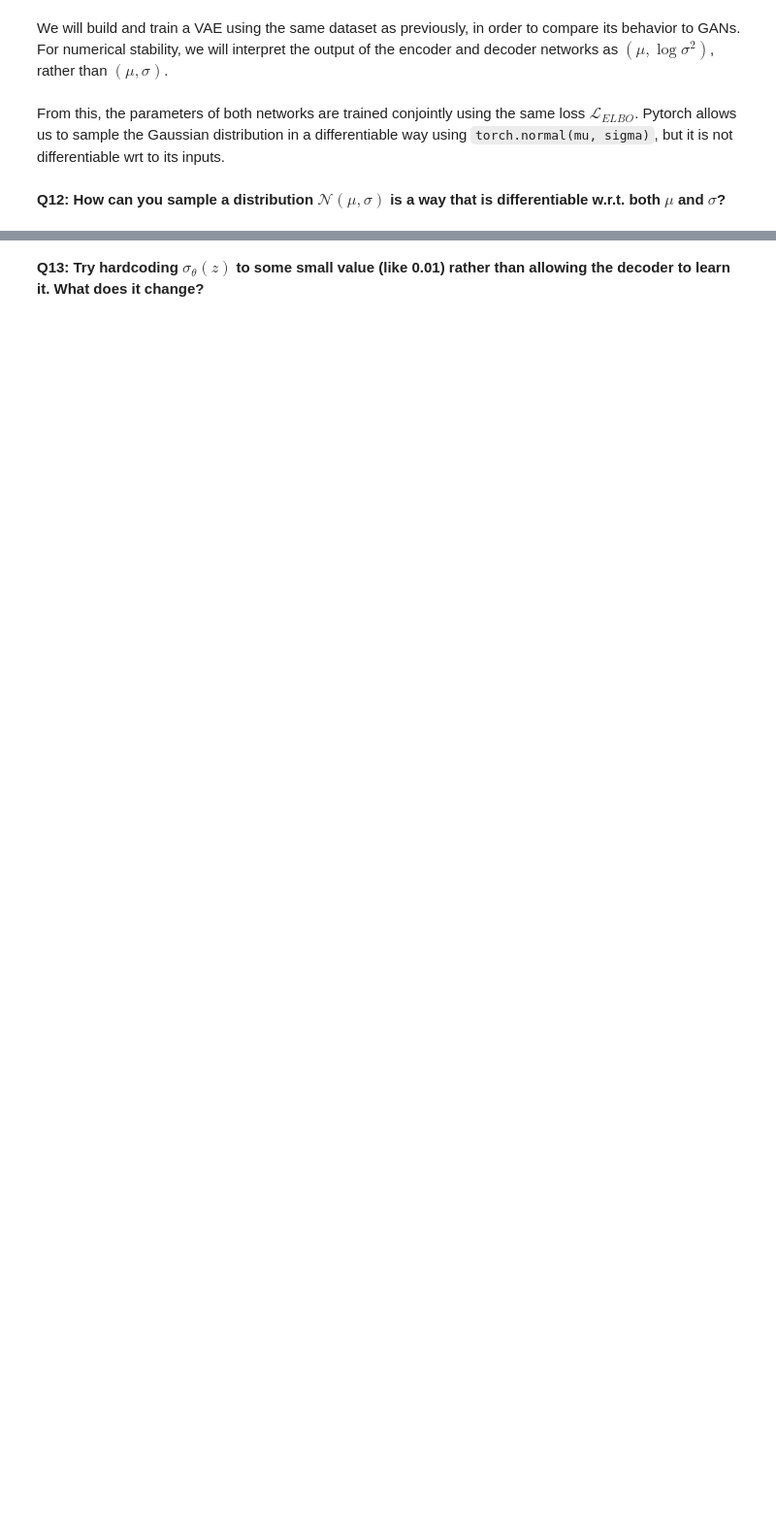
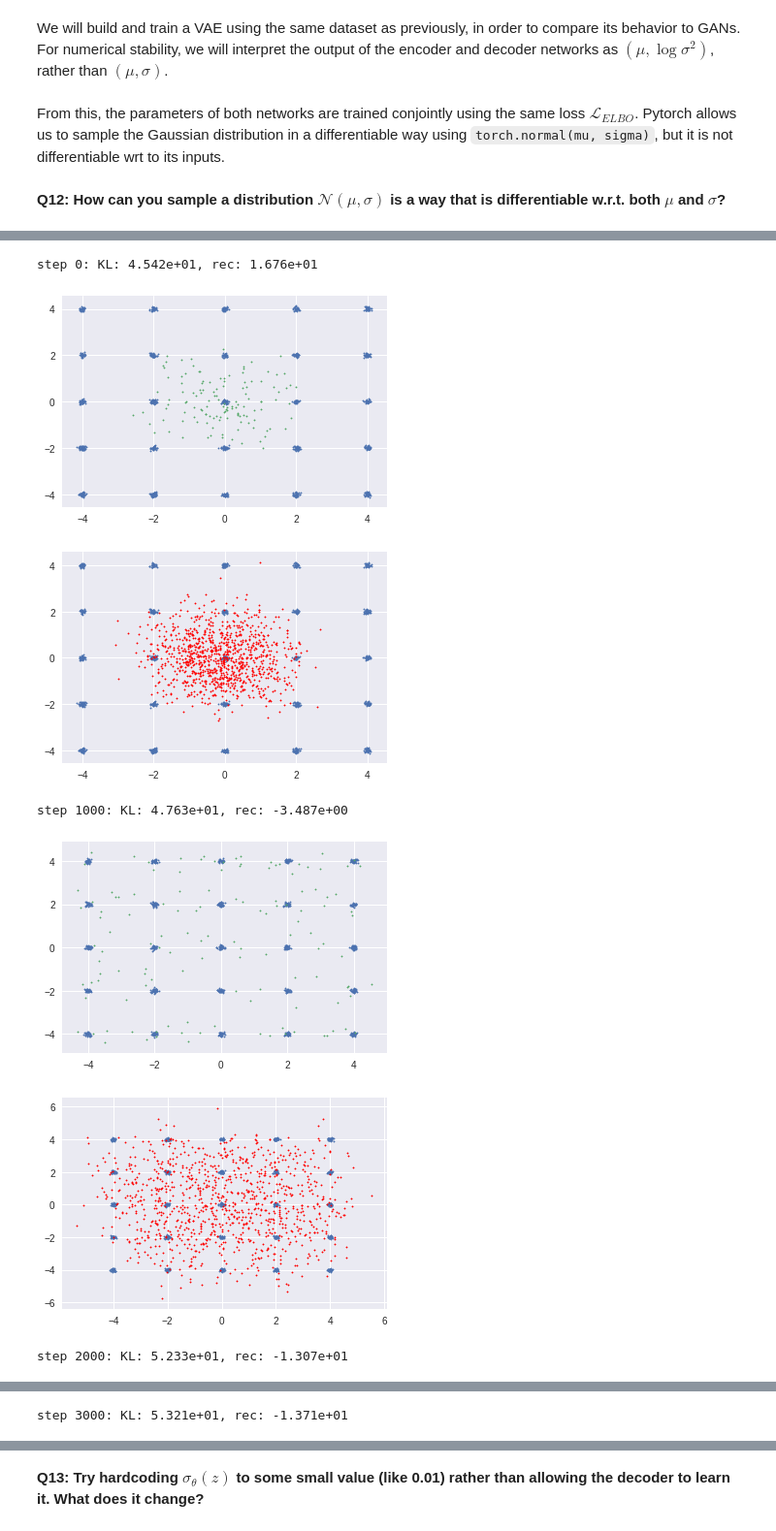
Before and after one commit to ValentinVincentNoel/AdvancedDLTP1Centrale, a Jupyter notebook: TD_GAN_VAE.ipynb, the cells around one changed output, grey strips where cells are left out. Shown at 97% size. Drawn from its saved outputs; the diff is of its cells as text; code cells hidden in the pictures; blank space fills up the shorter version.

```diff
--- a/TD_GAN_VAE.ipynb
+++ b/TD_GAN_VAE.ipynb
@@ -336,21 +342,25 @@ $-\log p_\theta(x | z) = \frac{1}{2}\log((2\pi)^{\frac{1}{n}}det(Diag(\sigma_\th
 # %% [markdown]
 We will build and train a VAE using the same dataset as previously, in order to compare its behavior to GANs. For numerical stability, we will interpret the output of the encoder and decoder networks as $(\mu, \log\sigma^2)$, rather than $(\mu, \sigma)$.
 # %%
+import torch.nn as nn
+import torch.nn.functional as F
+
 # Choose a value for the latent dimension
-LATENT_N = 10
+LATENT_N = 40
 
 # Define the generator
 class Encoder(nn.Module):
     def __init__(self):
         super().__init__()
-        self.fc1 = nn.Linear(2, 2)
-        self.fc_mu = nn.Linear(2, LATENT_N)
-        self.fc_logvar = nn.Linear(2, LATENT_N)
+        self.fc1 = nn.Linear(2, 20)
+        self.fc2 = nn.Linear(20, 20)
+        self.fc_mu = nn.Linear(20, LATENT_N)
+        self.fc_logvar = nn.Linear(20, LATENT_N)
 
     # encode a datapoint. This should return a couple of tensors (mu, logvar) representing
     # the parameters of the gaussian q_\phi(z | x)
     def __call__(self, x):
-        h = F.relu(self.fc1(x))
+        h = F.relu(self.fc2(F.relu(self.fc1(x))))
         mu = self.fc_mu(h)
         logvar = self.fc_logvar(h)
         return (mu, logvar)
@@ -360,16 +370,18 @@ class Encoder(nn.Module):
 class Decoder(nn.Module):
     def __init__(self):
         super().__init__()
-        self.fc1 = nn.Linear(LATENT_N, 2)
-        self.fc_mu = nn.Linear(2, 2)
-        self.fc_logvar = nn.Linear(2, 2)
+        self.fc1 = nn.Linear(LATENT_N, 100)
+        self.fc2 = nn.Linear(100, 100)
+        self.fc_mu = nn.Linear(100, 2)
+        self.fc_logvar = nn.Linear(100, 2)
 
     # decode a datapoint. This should return a couple of tensors (mu, logvar) representing
     # the parameters of the gaussian p_\theta(z | x)
     def __call__(self, z):
-        h = F.relu(self.fc1(z))
+        h = F.relu(self.fc2(F.relu(self.fc1(z))))
         mu = self.fc_mu(h)
         logvar = self.fc_logvar(h)
+        #logvar = torch.log(torch.ones(mu.size())*0.01)
         return (mu, logvar)
 
     def generate(self, batchlen):
@@ -390,35 +402,51 @@ BATCHLEN = 128
 
 encoder = Encoder()
 optim_enc = torch.optim.Adam(encoder.parameters(), lr=0.001, betas=(0.5,0.9))
 decoder = Decoder()
 optim_dec = torch.optim.Adam(decoder.parameters(), lr=0.001, betas=(0.5,0.9))
 
 for i in range(N_ITER):
     encoder.zero_grad()
     decoder.zero_grad()
 
     x = generate_batch(BATCHLEN)
 
     enc_mu, enc_logvar = encoder(x)
     # Compute here the DKL part of the VAE loss
-    loss_kl = 0.5 * torch.sum(-LATENT_N + torch.sum(torch.exp(0.5*enc_logvar), 1) + torch.mul(enc_mu, enc_mu) - torch.sum(2*enc_logvar, 1))
+    loss_kl = torch.sum(torch.exp(enc_logvar), 1)
+    loss_kl += torch.sum(enc_mu*enc_mu,1)
+    loss_kl += -torch.sum(enc_logvar, 1)
+    loss_kl = torch.mean(loss_kl)
+
     # Compute here the sample z, using Q12
-    z = torch.normal(0, 1, size=enc_logvar.size())*torch.exp(0.5*enc_logvar)+enc_mu
+    z = torch.normal(torch.zeros(BATCHLEN, LATENT_N), 1.0)
+    z = z*torch.exp(0.5*enc_logvar)
+    z += enc_mu
 
     dec_mu, dec_logvar = decoder(z)
     # Compute here the second part of the VAE loss
-    loss_rec = 0 # FILL HERE
+    loss_rec = torch.mean(2*torch.sum(dec_logvar,1) + torch.sum(torch.exp(-dec_logvar)*(x-dec_mu)*(x-dec_mu),1))
 
     (loss_kl + loss_rec).backward()
     optim_enc.step()
     optim_dec.step()
-    if i%100 == 0:
+    if i%1000 == 0:
         print('step {}: KL: {:.3e}, rec: {:.3e}'.format(i, float(loss_kl), float(loss_rec)))
         # plot the result
         real_batch = generate_batch(1024)
         rec_batch = torch.normal(dec_mu, torch.exp(0.5*dec_logvar)).detach()
         fake_batch = decoder.generate(1024).detach()
         plt.scatter(real_batch[:,0], real_batch[:,1], s=2.0, label='real data')
         plt.scatter(rec_batch[:,0], rec_batch[:,1], s=2.0, label='rec data')
-        plt.scatter(fake_batch[:,0], fake_batch[:,1], s=2.0, label='fake data')
         plt.show()
+        plt.scatter(real_batch[:,0], real_batch[:,1], s=2.0, label='real data')
+        plt.scatter(fake_batch[:,0], fake_batch[:,1], s=2.0, label='fake data', color='red')
+        plt.show()
+# %% [output]
+step 0: KL: 4.542e+01, rec: 1.676e+01
+[figure, added]
+[figure, added]
+step 1000: KL: 4.763e+01, rec: -3.487e+00
+[figure, added]
+[figure, added]
+step 2000: KL: 5.233e+01, rec: -1.307e+01
@@ -424,0 +455 @@ for i in range(N_ITER):
+step 3000: KL: 5.321e+01, rec: -1.371e+01
```
Also changed, not shown: parts of 11 cells of this notebook.
